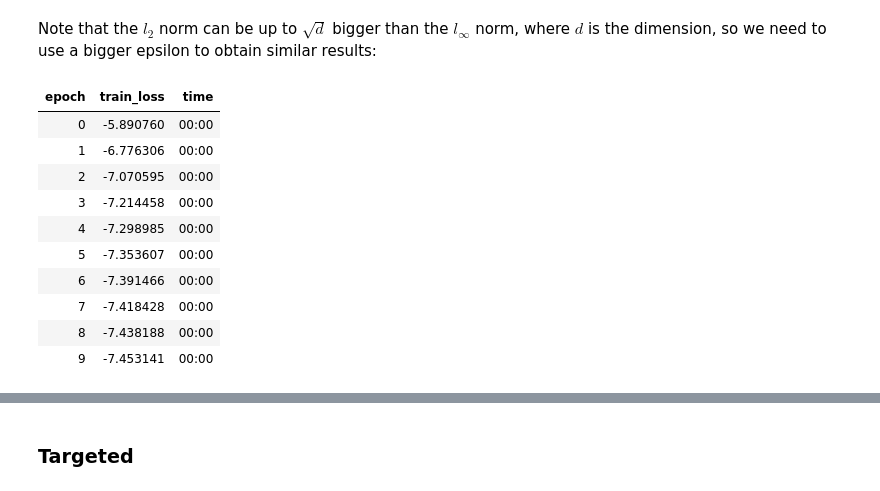
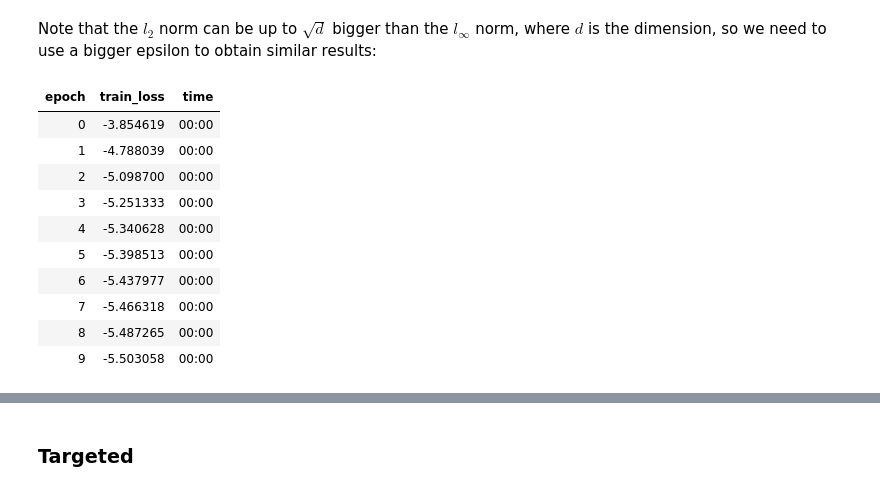
Before and after one commit to Irad-Zehavi/adv-ml, a Jupyter notebook: nbs/evasion.ipynb, the cells around one changed output, grey strips where cells are left out. Cells and saved outputs as stored; diff of their text form; code cells hidden in the pictures.

```diff
--- a/nbs/evasion.ipynb
+++ b/nbs/evasion.ipynb
@@ -218,20 +218,20 @@ class L2PGD(PGDCallback):
 # %% [markdown]
 Note that the $l_2$ norm can be up to $\sqrt{d}$ bigger than the $l_\infty$ norm, where $d$ is the dimension, so we need to use a bigger epsilon to obtain similar results:
 # %%
-attack = InputOptimizer(classifier, L2PGD(epsilon=30), n_epochs=10)
+attack = InputOptimizer(classifier, L2PGD(epsilon=15), n_epochs=10)
 perturbed_dsets = attack.perturb(sub_dsets)
 # %% [output]
 | epoch | train_loss | time |
-| 0 | -5.890760 | 00:00 |
-| 1 | -6.776306 | 00:00 |
-| 2 | -7.070595 | 00:00 |
-| 3 | -7.214458 | 00:00 |
-| 4 | -7.298985 | 00:00 |
-| 5 | -7.353607 | 00:00 |
-| 6 | -7.391466 | 00:00 |
-| 7 | -7.418428 | 00:00 |
-| 8 | -7.438188 | 00:00 |
-| 9 | -7.453141 | 00:00 |
+| 0 | -3.854619 | 00:00 |
+| 1 | -4.788039 | 00:00 |
+| 2 | -5.098700 | 00:00 |
+| 3 | -5.251333 | 00:00 |
+| 4 | -5.340628 | 00:00 |
+| 5 | -5.398513 | 00:00 |
+| 6 | -5.437977 | 00:00 |
+| 7 | -5.466318 | 00:00 |
+| 8 | -5.487265 | 00:00 |
+| 9 | -5.503058 | 00:00 |
 # %%
 acc = learn.validate(dl=TfmdDL(perturbed_dsets))[1]
 test(acc, .1, le)
```
Also changed, not shown: parts of 11 cells of this notebook, 4 other files.
